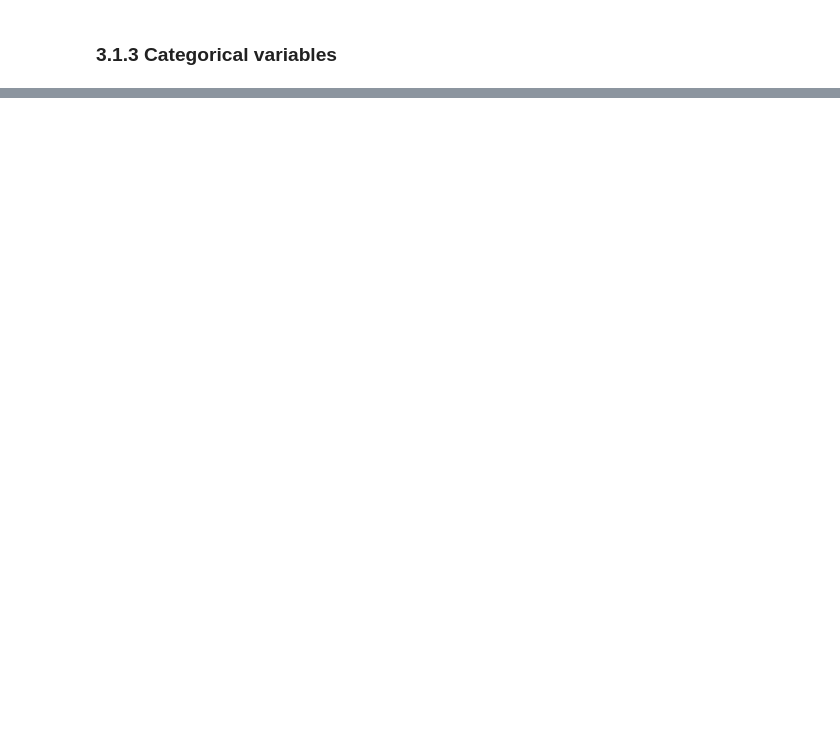
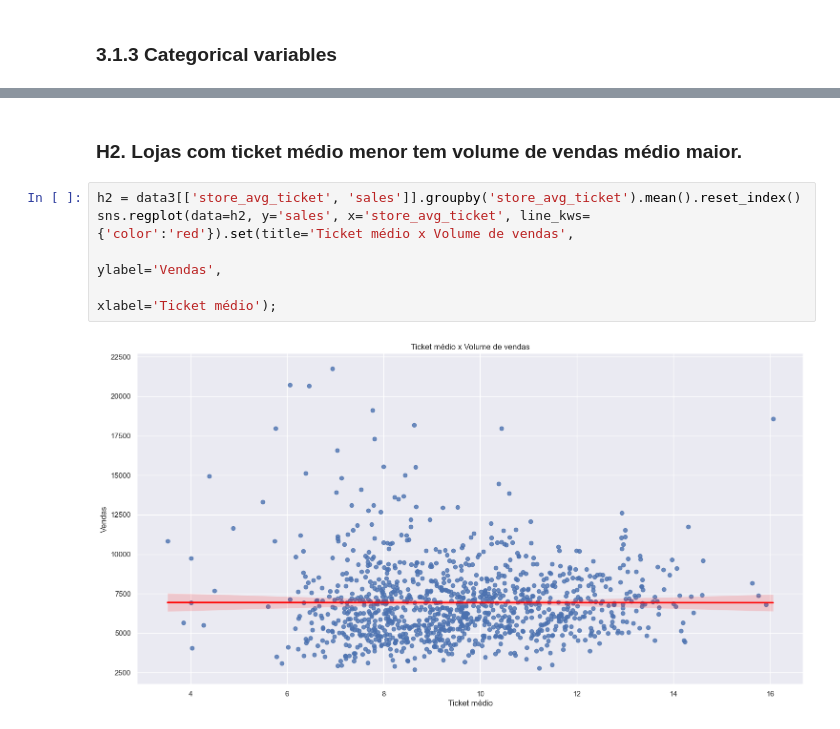
Before and after one commit to FelipeCaetanoDS/rossmann, a Jupyter notebook: rossmann_predict_project.ipynb, the cells around one changed output, grey strips where cells are left out. Drawn from its saved outputs; the diff is of its cells as text; blank space fills up the shorter version.

```diff
--- a/rossmann_predict_project.ipynb
+++ b/rossmann_predict_project.ipynb
@@ -370,0 +404,9 @@ sns.kdeplot(data=aux3, x='sales', hue='assortment', fill=True)
+# %% [markdown]
+### H2. Lojas com ticket médio menor tem volume de vendas médio maior.
+# %%
+h2 = data3[['store_avg_ticket', 'sales']].groupby('store_avg_ticket').mean().reset_index()
+sns.regplot(data=h2, y='sales', x='store_avg_ticket', line_kws={'color':'red'}).set(title='Ticket médio x Volume de vendas',
+                                                                                    ylabel='Vendas',
+                                                                                    xlabel='Ticket médio');
+# %% [output]
+[figure, added]
```
Also changed, not shown: parts of 39 cells of this notebook.
